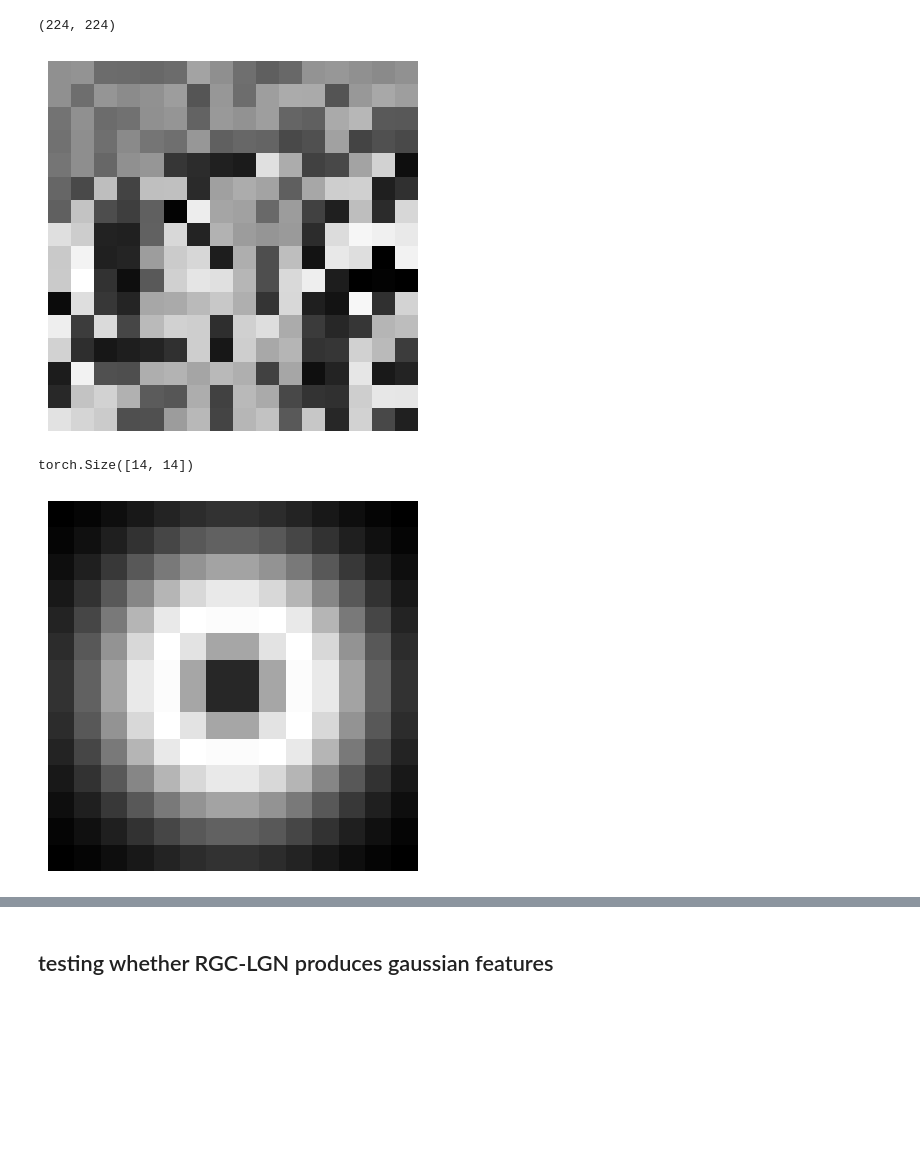
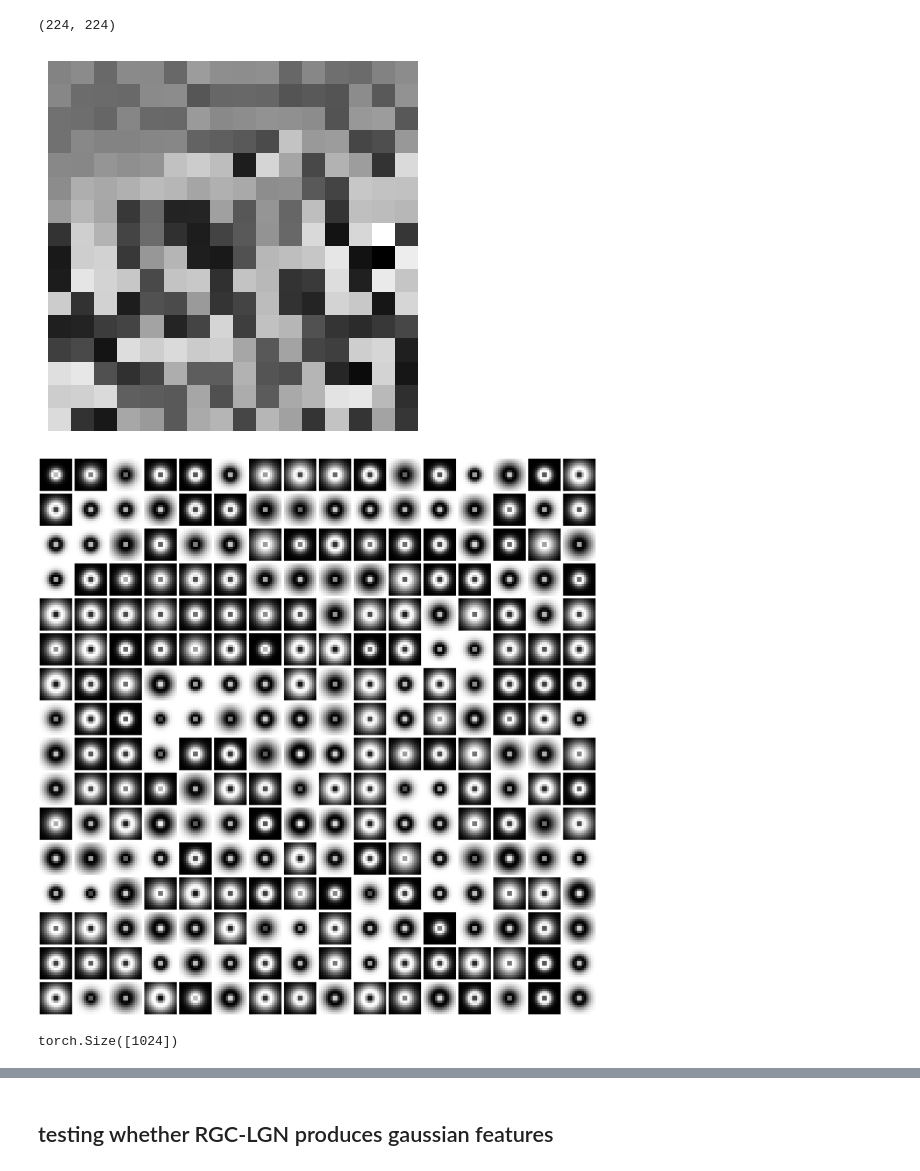
Before and after one commit to MarioDipoppa/thalamocortical_powerlaw, a Jupyter notebook: testing.ipynb, the cells around one changed output, grey strips where cells are left out. Saved outputs shown, nothing was run; the diff lists cells and outputs as text; code cells hidden in the pictures; blank space fills up the shorter version.

```diff
--- a/testing.ipynb
+++ b/testing.ipynb
@@ -26,16 +26,23 @@ lgn_rep = model(img_tensor)
 # %%
-plt.imshow(lgn_rep, cmap="gray")
+plt.imshow(x_lgn, cmap="gray")
 plt.axis("off")
 plt.show()
 # %% [output]
-[figure, old version]
+[figure, new version]
-# %%
-model.lgn.kernels[25].shape
-# %% [output]
-torch.Size([14, 14])
 # %%
-plt.imshow(model.lgn.kernels[25], cmap="gray")
-plt.axis("off")
+fig, ax = plt.subplots(16, 16, figsize=(32, 32))
+
+# plot a few kernels
+for i in range(16):
+    for j in range(16):
+        ax[i, j].imshow(model.lgn.kernels[i*16 + j], cmap="gray") #, vmin=-1, vmax=1)
+        ax[i, j].axis("off")
+
+fig.set_tight_layout(True)
 plt.show()
 # %% [output]
-[figure, old version]
+[figure, new version]
+# %%
+x_v1.shape
+# %% [output]
+torch.Size([1024])
```
Also changed, not shown: parts of 2 cells of this notebook, 1 other file.
